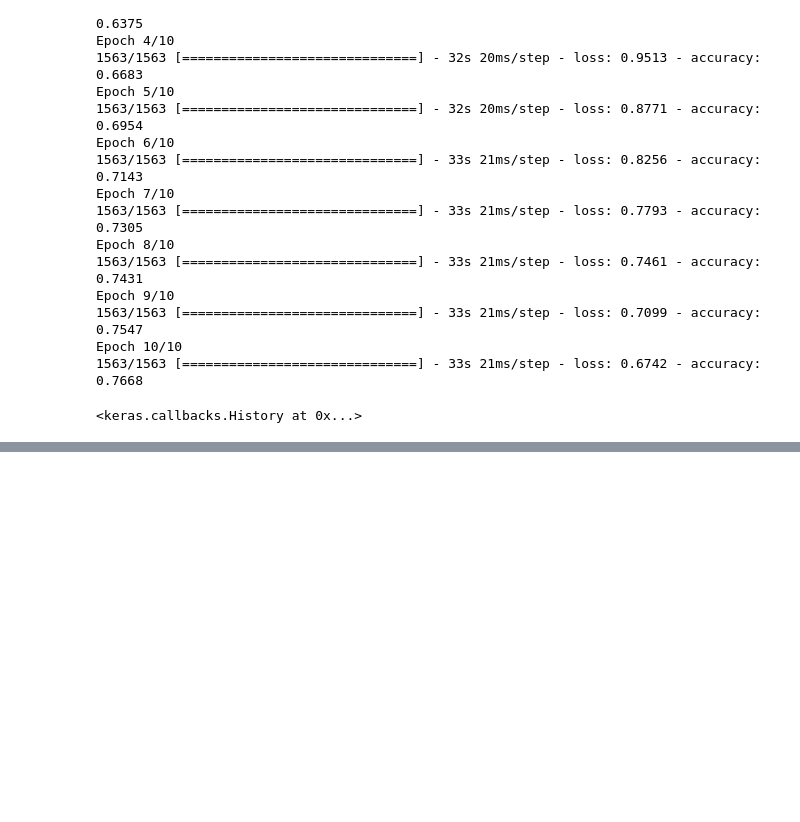
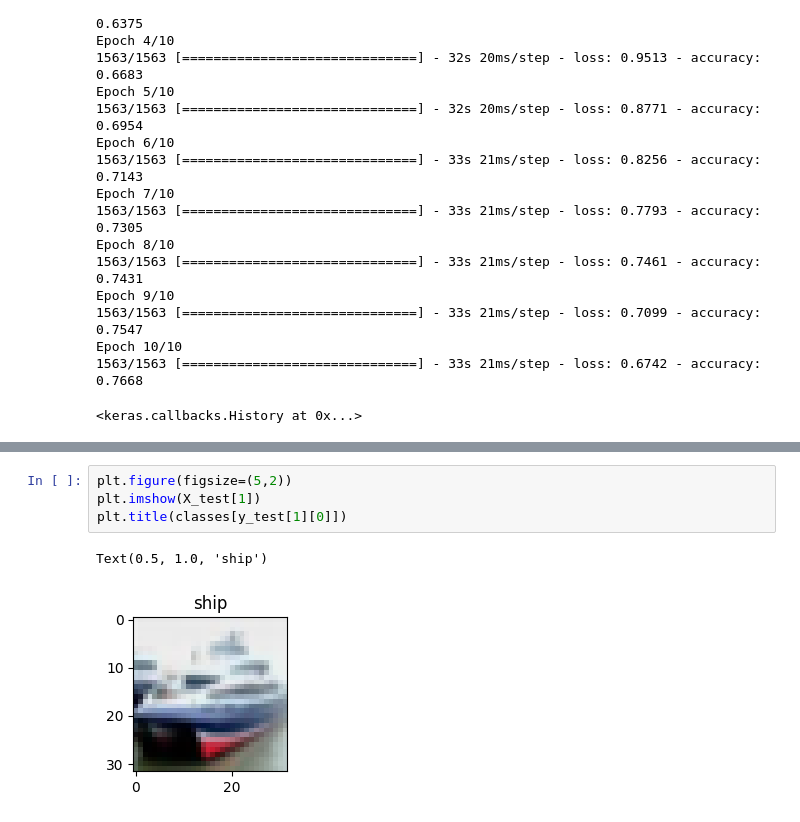
Before and after one commit to karthikeyakannaiah/NeuralNetworks-and-ImageProcessing, a Jupyter notebook: NN/CNN/learn.ipynb, the cells around one changed output, grey strips where cells are left out. Drawn from its saved outputs; the diff is of its cells as text; blank space fills up the shorter version.

```diff
--- a/NN/CNN/learn.ipynb
+++ b/NN/CNN/learn.ipynb
@@ -174,0 +179,7 @@ Epoch 10/10
+# %%
+plt.figure(figsize=(5,2))
+plt.imshow(X_test[1])
+plt.title(classes[y_test[1][0]])
+# %% [output]
+Text(0.5, 1.0, 'ship')
+[figure, added]
```
Also changed, not shown: parts of 5 cells of this notebook.
